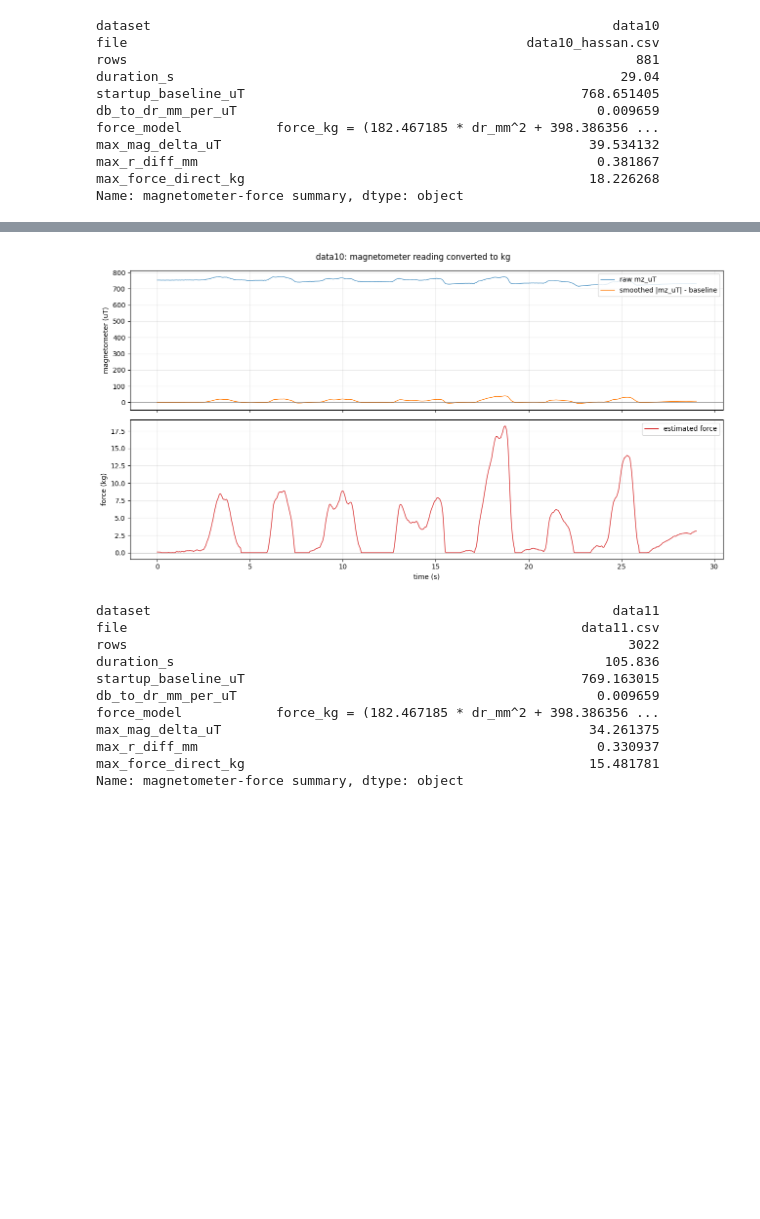
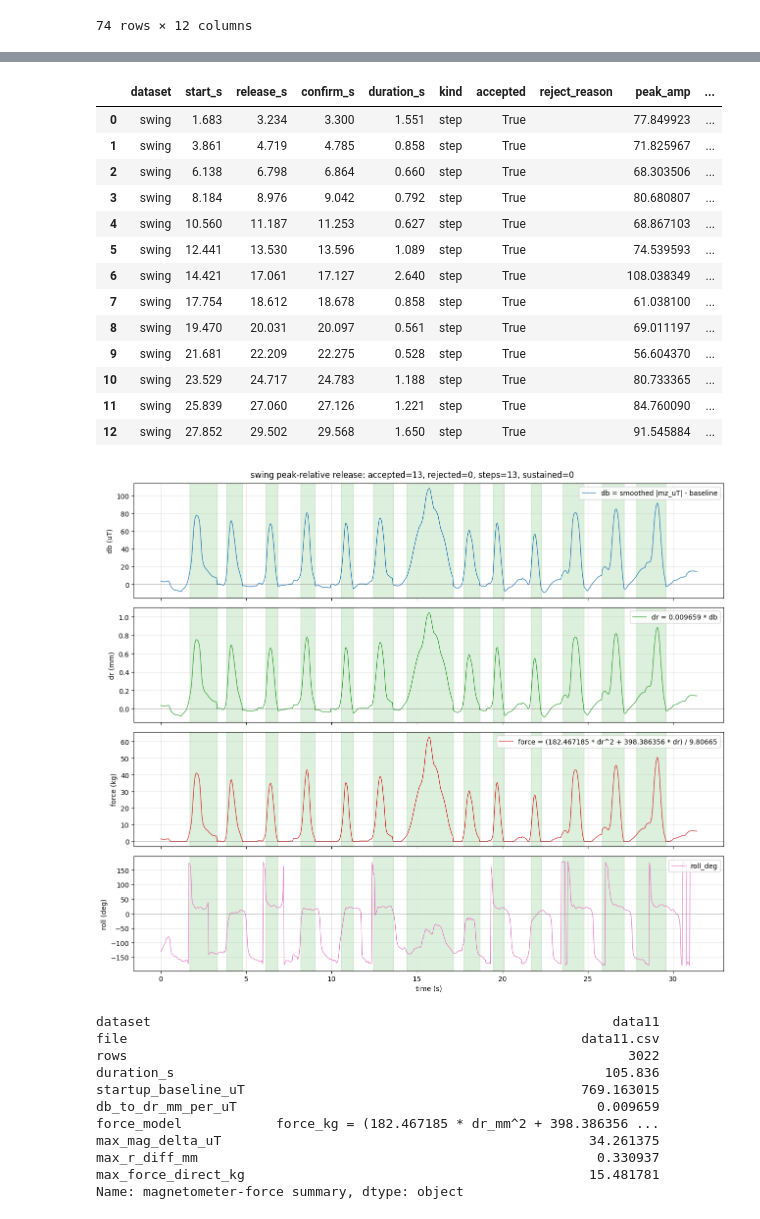
Before and after one commit to Hassan-Himaz/GM1-Crutch, a Jupyter notebook: Rig_tests_and_analysis/hassan_test_analysis.ipynb, the cells around one changed output, grey strips where cells are left out. Cells and saved outputs as stored; diff of their text form; code cells hidden in the pictures; blank space fills up the shorter version.

```diff
--- a/Rig_tests_and_analysis/hassan_test_analysis.ipynb
+++ b/Rig_tests_and_analysis/hassan_test_analysis.ipynb
@@ -572,9 +572,9 @@ def plot_magnetometer_force_dataset(dataset_name):
     plt.show()
 # %%
 # RUN THIS CELL TO PLOT DATA10 MAGNETOMETER AND FORCE IN KG
-plot_magnetometer_force_dataset("data10")
+# plot_magnetometer_force_dataset("swing")
 
 # Optional comparisons:
-# compare_peak_release_datasets()
-# plot_peak_release_dataset("data10") # try either "data10", "data11", "swing", "2pt", "3pt", or "4pt"
+compare_peak_release_datasets()
+plot_peak_release_dataset("swing") # try either "data10", "data11", "swing", "2pt", "3pt", or "4pt"
 # %% [output]
@@ -581,11 +601 @@ plot_magnetometer_force_dataset("data10")
-dataset                                                           data10
-file                                                   data10_hassan.csv
-rows                                                                 881
-duration_s                                                         29.04
-startup_baseline_uT                                           768.651405
-db_to_dr_mm_per_uT                                              0.009659
-force_model            force_kg = (182.467185 * dr_mm^2 + 398.386356 ...
-max_mag_delta_uT                                               39.534132
-max_r_diff_mm                                                   0.381867
-max_force_direct_kg                                            18.226268
-Name: magnetometer-force summary, dtype: object
+74 rows × 12 columns
@@ -592,4 +619,18 @@ Name: magnetometer-force summary, dtype: object
+|  | dataset | start_s | release_s | confirm_s | duration_s | kind | accepted | reject_reason | peak_amp | ... |
+| 0 | swing | 1.683 | 3.234 | 3.300 | 1.551 | step | True |  | 77.849923 | ... |
+| 1 | swing | 3.861 | 4.719 | 4.785 | 0.858 | step | True |  | 71.825967 | ... |
+| 2 | swing | 6.138 | 6.798 | 6.864 | 0.660 | step | True |  | 68.303506 | ... |
+| 3 | swing | 8.184 | 8.976 | 9.042 | 0.792 | step | True |  | 80.680807 | ... |
+| 4 | swing | 10.560 | 11.187 | 11.253 | 0.627 | step | True |  | 68.867103 | ... |
+| 5 | swing | 12.441 | 13.530 | 13.596 | 1.089 | step | True |  | 74.539593 | ... |
+| 6 | swing | 14.421 | 17.061 | 17.127 | 2.640 | step | True |  | 108.038349 | ... |
+| 7 | swing | 17.754 | 18.612 | 18.678 | 0.858 | step | True |  | 61.038100 | ... |
+| 8 | swing | 19.470 | 20.031 | 20.097 | 0.561 | step | True |  | 69.011197 | ... |
+| 9 | swing | 21.681 | 22.209 | 22.275 | 0.528 | step | True |  | 56.604370 | ... |
+| 10 | swing | 23.529 | 24.717 | 24.783 | 1.188 | step | True |  | 80.733365 | ... |
+| 11 | swing | 25.839 | 27.060 | 27.126 | 1.221 | step | True |  | 84.760090 | ... |
+| 12 | swing | 27.852 | 29.502 | 29.568 | 1.650 | step | True |  | 91.545884 | ... |
-[figure, old version]
+[figure, new version]
 # %%
 # RUN THIS CELL TO PLOT DATA11 MAGNETOMETER AND FORCE IN KG
 plot_magnetometer_force_dataset("data11")
```
Also changed, not shown: parts of 2 cells of this notebook, 5 other files.
